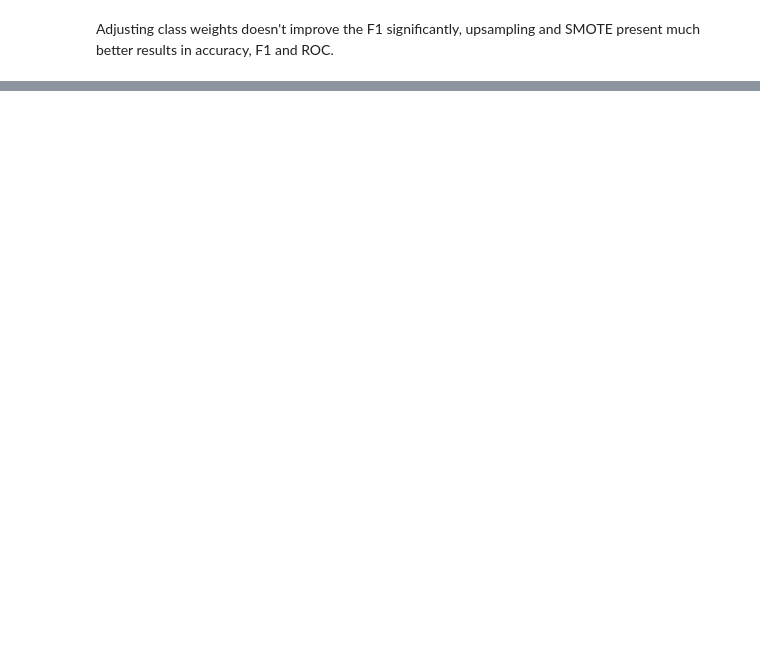
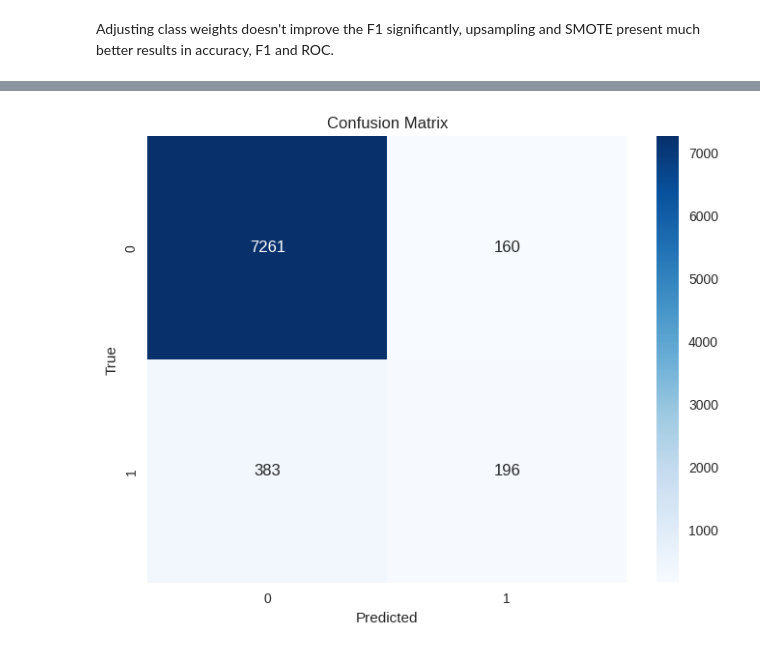
Before and after one commit to Mrcl3/OVbIQq5eMxriAbI0, a Jupyter notebook: term_deposit_marketig_2020.ipynb, the cells around one changed output, grey strips where cells are left out. Saved outputs shown, nothing was run; the diff lists cells and outputs as text; code cells hidden in the pictures; blank space fills up the shorter version.

```diff
--- a/term_deposit_marketig_2020.ipynb
+++ b/term_deposit_marketig_2020.ipynb
@@ -1249,0 +1189,12 @@ Adjusting class weights doesn't improve the F1 significantly, upsampling and SMO
+# %%
+predictions = predict_model(et, X_test)
+
+# Calculate and print evaluation metrics
+f1 = f1_score(y_test, predictions['prediction_label'], average='weighted')
+accuracy = accuracy_score(y_test, predictions['prediction_label'])
+auroc = roc_auc_score(y_test, predictions['prediction_label'])
+confusion_mat = confusion_matrix(y_test, predictions['prediction_label'])
+
+print("F1 Score:", f1)
+print("Accuracy:", accuracy)
+print("AUROC:", auroc)
@@ -1249,0 +1206,10 @@ Adjusting class weights doesn't improve the F1 significantly, upsampling and SMO
+# %%
+# Plot confusion matrix
+plt.figure(figsize=(8, 6))
+sns.heatmap(confusion_mat, annot=True, cmap='Blues', fmt='d', xticklabels='01', yticklabels='01')
+plt.title('Confusion Matrix')
+plt.xlabel('Predicted')
+plt.ylabel('True')
+plt.show()
+# %% [output]
+[figure, added]
```
Also changed, not shown: parts of 30 cells of this notebook.
